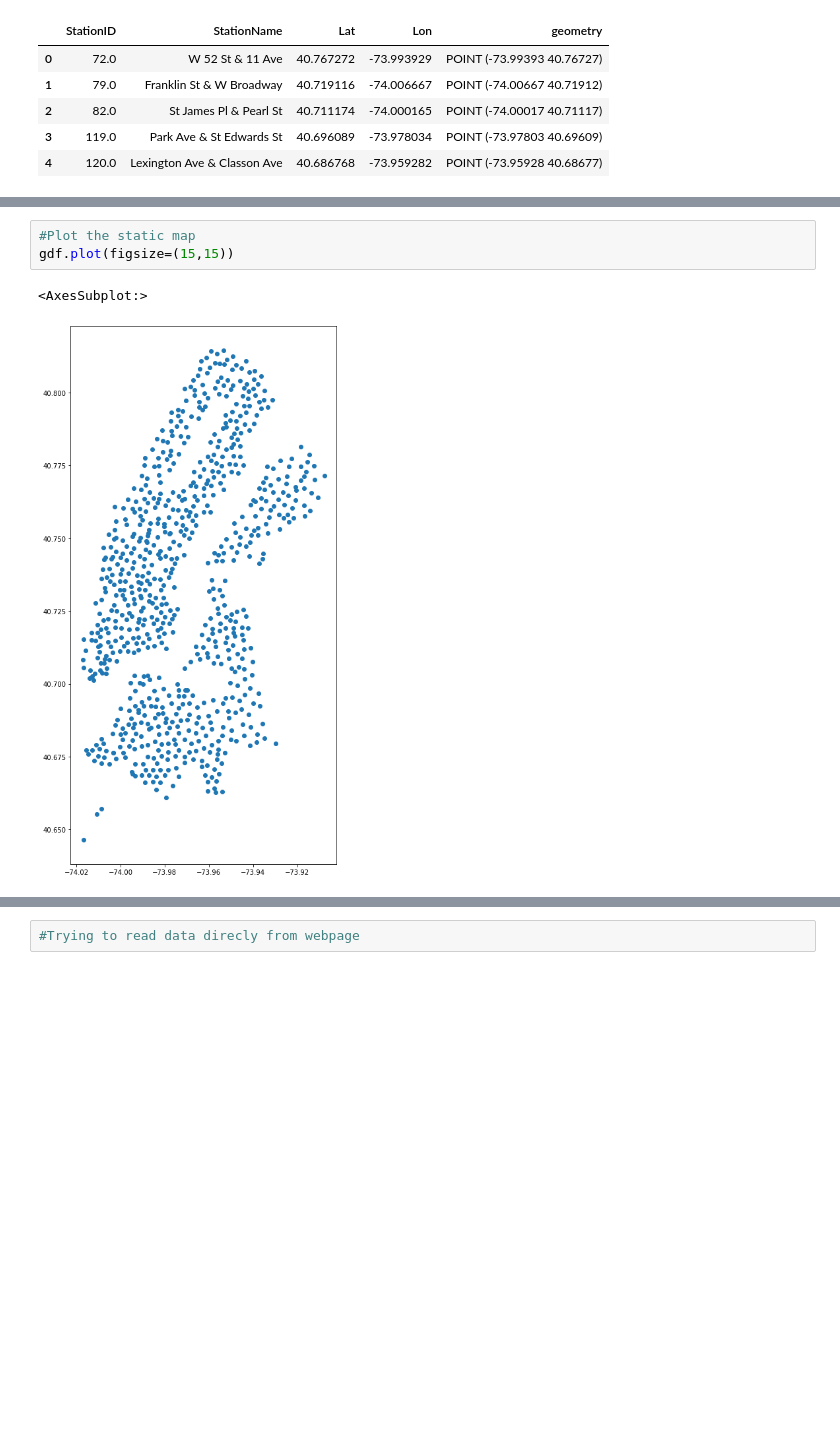
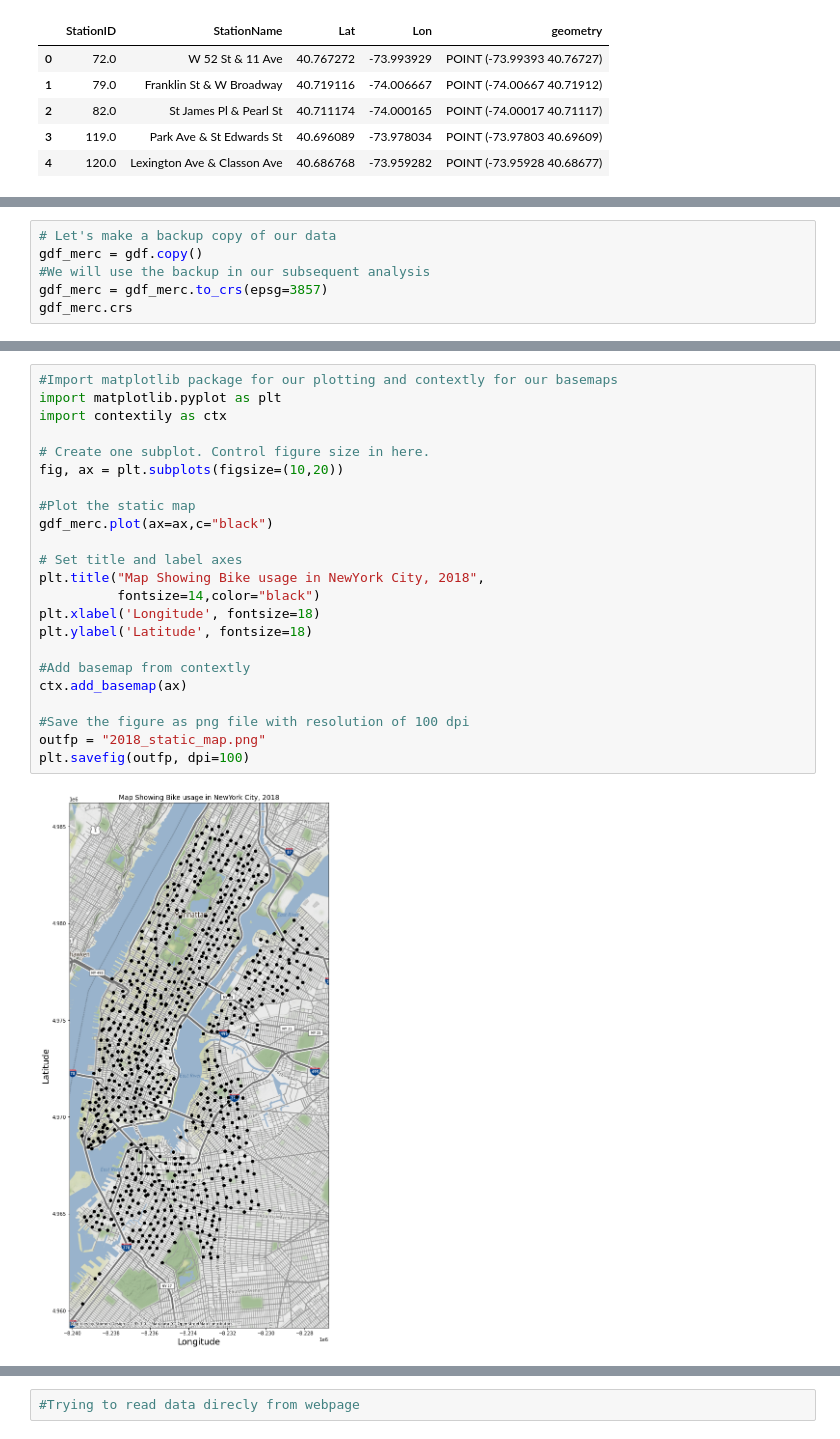
Before and after one commit to tokoth/Bike-mapping, a Jupyter notebook: data/Working_Notebook.ipynb, the cells around one changed output, grey strips where cells are left out. Drawn from its saved outputs; the diff is of its cells as text; blank space fills up the shorter version.

```diff
--- a/data/Working_Notebook.ipynb
+++ b/data/Working_Notebook.ipynb
@@ -143,0 +120,6 @@ Datum: World Geodetic System 1984 ensemble
+# %%
+# Let's make a backup copy of our data
+gdf_merc = gdf.copy()
+#We will use the backup in our subsequent analysis
+gdf_merc = gdf_merc.to_crs(epsg=3857)
+gdf_merc.crs
@@ -144,9 +141,28 @@ Datum: World Geodetic System 1984 ensemble
 # %%
+#Import matplotlib package for our plotting and contextly for our basemaps
+import matplotlib.pyplot as plt
+import contextily as ctx
+
+# Create one subplot. Control figure size in here.
+fig, ax = plt.subplots(figsize=(10,20))
+
 #Plot the static map
-gdf.plot(figsize=(15,15))
+gdf_merc.plot(ax=ax,c="black")
+
+# Set title and label axes
+plt.title("Map Showing Bike usage in NewYork City, 2018",
+          fontsize=14,color="black")
+plt.xlabel('Longitude', fontsize=18)
+plt.ylabel('Latitude', fontsize=18)
+
+#Add basemap from contextly
+ctx.add_basemap(ax)
+
+#Save the figure as png file with resolution of 100 dpi
+outfp = "2018_static_map.png"
+plt.savefig(outfp, dpi=100)
 # %% [output]
-<AxesSubplot:>
-[figure, old version]
+[figure, new version]
 # %%
 #Interactive Map
 #Import folium package
```
Also changed, not shown: parts of 3 cells of this notebook, 2 other files.
